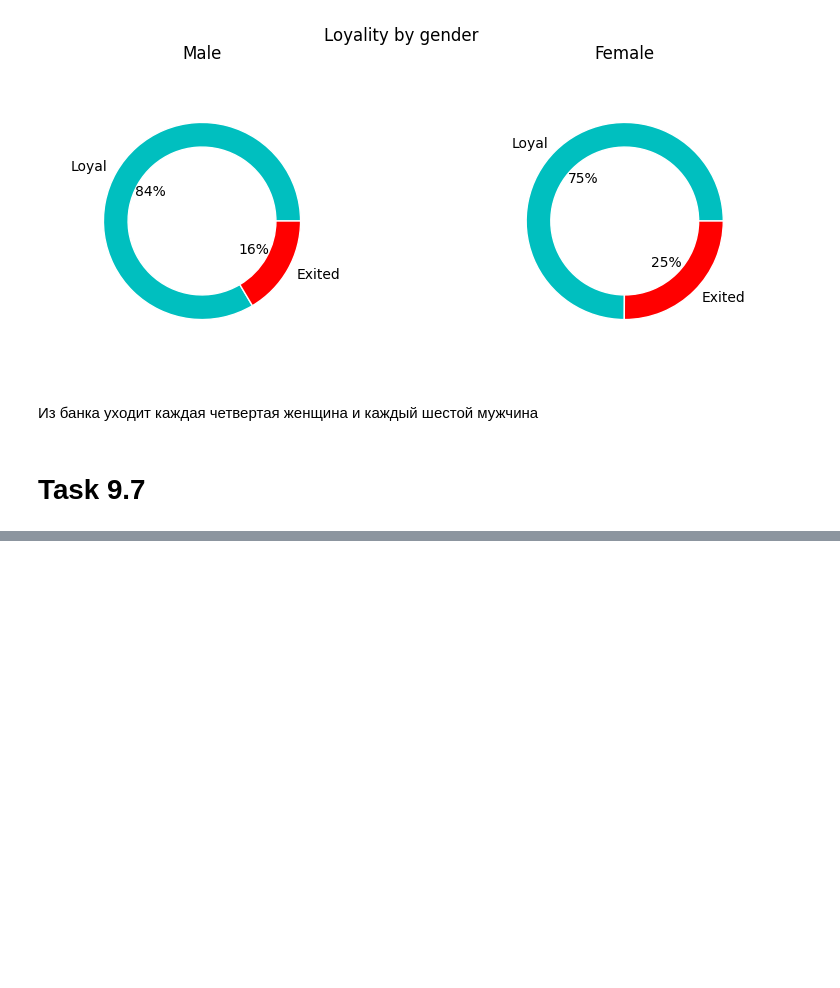
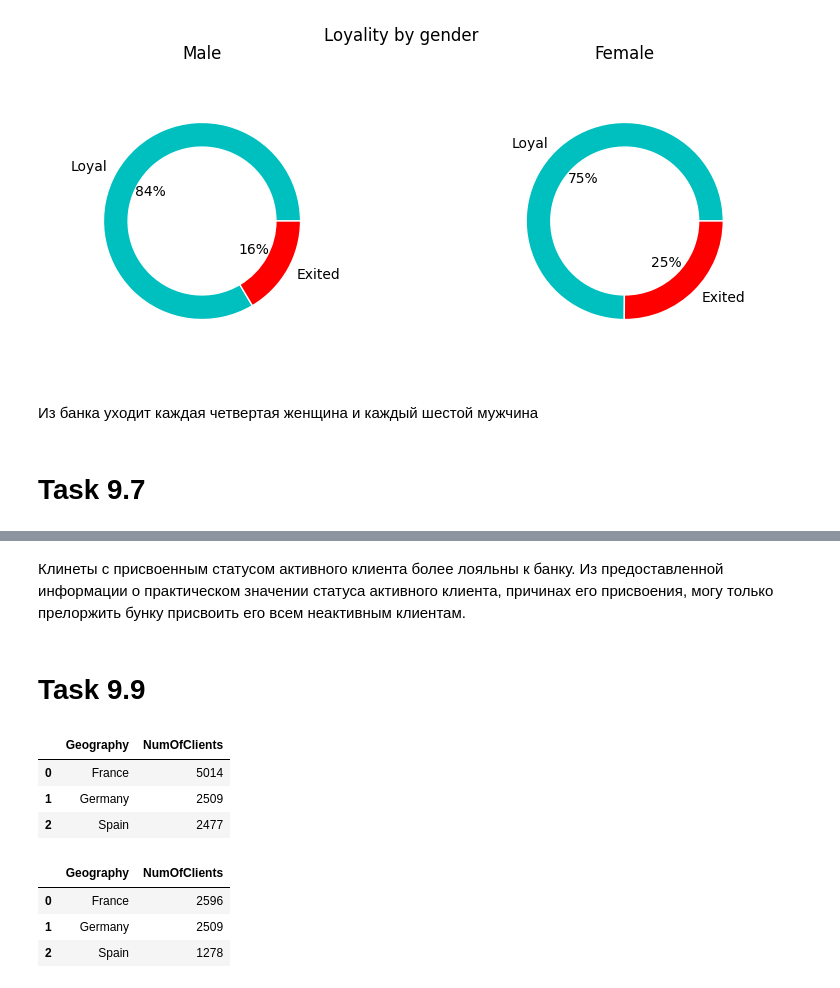
Before and after one commit to AlexeyAldushin/sf_data_science, a Jupyter notebook: PY13_Visualisation/PY13_final.ipynb, the cells around one changed output, grey strips where cells are left out. Drawn from its saved outputs; the diff is of its cells as text; code cells hidden in the pictures; blank space fills up the shorter version.

```diff
--- a/PY13_Visualisation/PY13_final.ipynb
+++ b/PY13_Visualisation/PY13_final.ipynb
@@ -176,0 +192,41 @@ barplot = sns.barplot(
+# %% [markdown]
+Клинеты с присвоенным статусом активного клиента более лояльны к банку. Из предоставленной информации о практическом значении статуса активного клиента, причинах его присвоения, могу только прелоржить бунку присвоить его всем неактивным клиентам.
+# %% [markdown]
+# Task 9.9
+# %%
+#Count ratio of exited clients by geography
+
+#Exited clients by countries
+mask = churn_data['Loyality'] == 'Exited'
+countries_exited = churn_data[mask].groupby(['Geography', 'Loyality']).size().reset_index(name='NumOfClients')
+#Total clients by country
+countries_total = churn_data.groupby(['Geography']).size().reset_index(name='NumOfClients')
+#Exited-to-total ratio
+countries_exited['Exited ratio'] = round(countries_exited['NumOfClients']/countries_total['NumOfClients'], 2)
+display(countries_total)
+#Number of clients with balance > 2500
+display(croped_churn_data.groupby(['Geography']).size().reset_index(name='NumOfClients'))
+
+
+fig = px.choropleth(
+    countries_exited,
+    locations='Geography',
+    locationmode = "country names",
+    color='Exited ratio',
+    range_color=[0, 0.35],
+    title='Exited-to-total clients ratio by countries',
+    width=800,
+    height=500,
+    color_continuous_scale='Reds'
+)
+
+fig.show()
+# %% [output]
+|  | Geography | NumOfClients |
+| 0 | France | 5014 |
+| 1 | Germany | 2509 |
+| 2 | Spain | 2477 |
+|  | Geography | NumOfClients |
+| 0 | France | 2596 |
+| 1 | Germany | 2509 |
+| 2 | Spain | 1278 |
```
Also changed, not shown: parts of 11 cells of this notebook.
